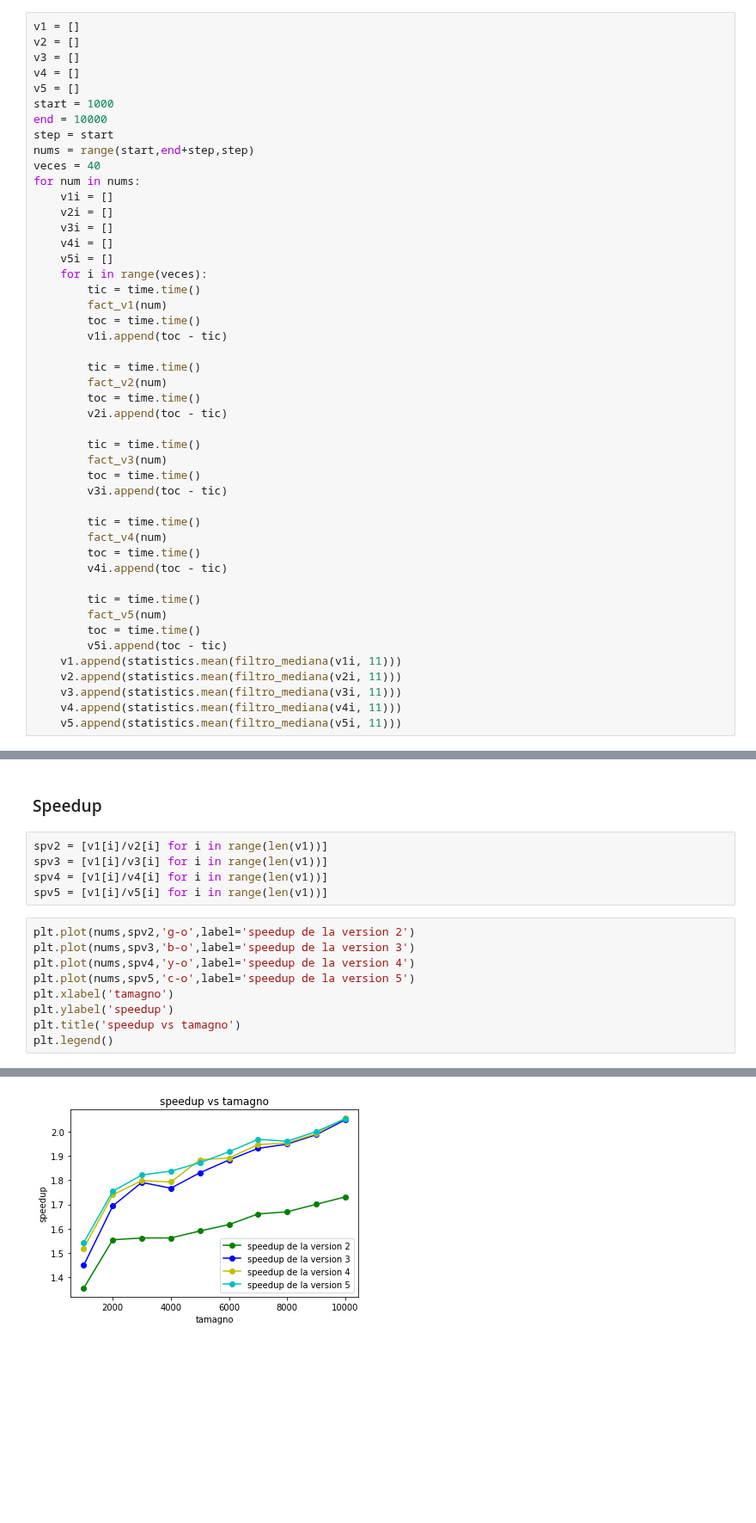
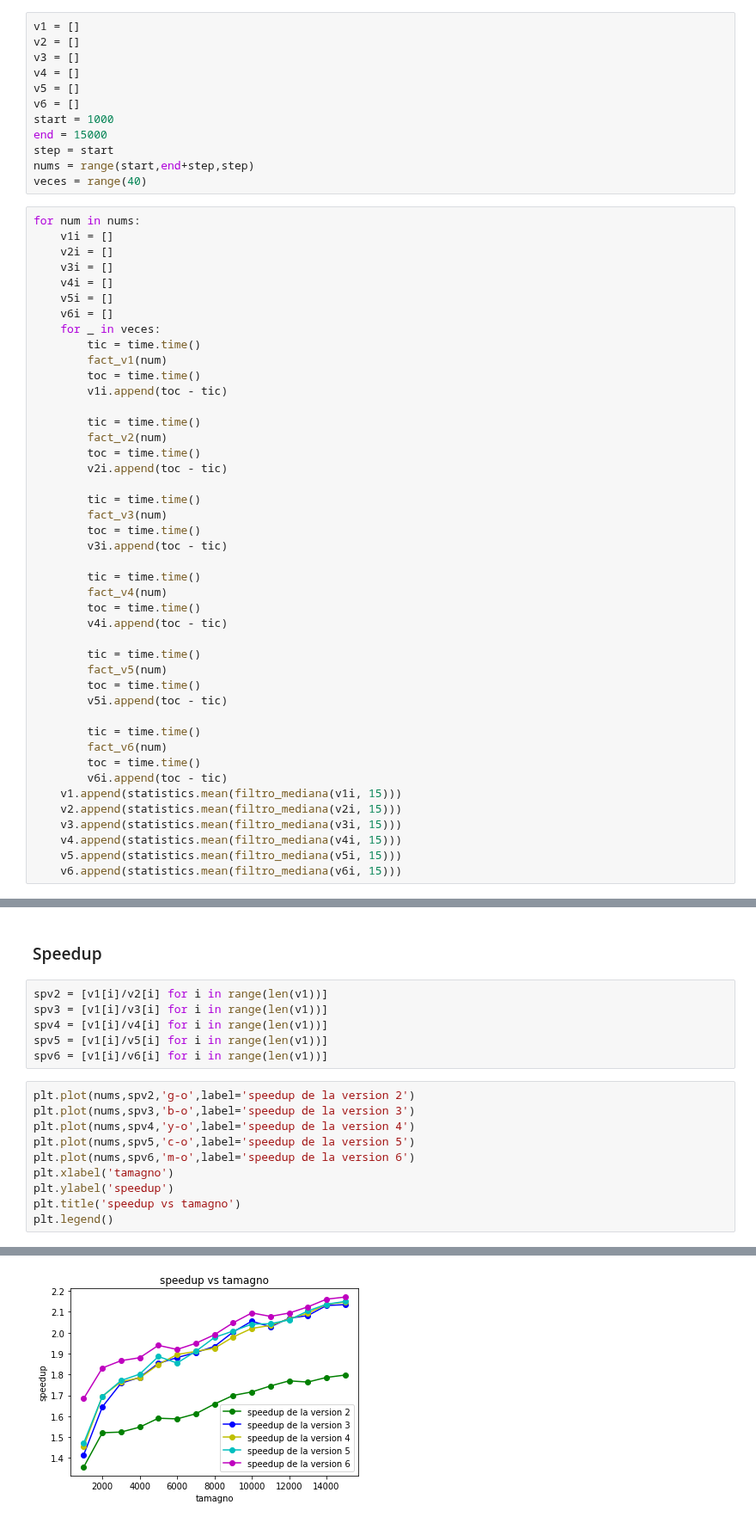
Before and after one commit to stefano-andre/sobre-python, a Jupyter notebook: factorial.ipynb, the cells around one changed output, grey strips where cells are left out. Shown at 86% size. Saved outputs shown, nothing was run; the diff lists cells and outputs as text; blank space fills up the shorter version.

```diff
--- a/factorial.ipynb
+++ b/factorial.ipynb
@@ -222,21 +241,24 @@ from utilities import filtro_mediana
+# %%
+v1 = []
+v2 = []
+v3 = []
+v4 = []
+v5 = []
+v6 = []
+start = 1000
+end = 15000
+step = start
+nums = range(start,end+step,step)
+veces = range(40)
 # %%
-v1 = []
-v2 = []
-v3 = []
-v4 = []
-v5 = []
-start = 1000
-end = 10000
-step = start
-nums = range(start,end+step,step)
-veces = 40
 for num in nums:
     v1i = []
     v2i = []
     v3i = []
     v4i = []
     v5i = []
-    for i in range(veces):
+    v6i = []
+    for _ in veces:
         tic = time.time()
         fact_v1(num)
         toc = time.time()
@@ -261,11 +283,17 @@ for num in nums:
         fact_v5(num)
         toc = time.time()
         v5i.append(toc - tic)
-    v1.append(statistics.mean(filtro_mediana(v1i, 11)))
-    v2.append(statistics.mean(filtro_mediana(v2i, 11)))
-    v3.append(statistics.mean(filtro_mediana(v3i, 11)))
-    v4.append(statistics.mean(filtro_mediana(v4i, 11)))
-    v5.append(statistics.mean(filtro_mediana(v5i, 11)))
+
+        tic = time.time()
+        fact_v6(num)
+        toc = time.time()
+        v6i.append(toc - tic)
+    v1.append(statistics.mean(filtro_mediana(v1i, 15)))
+    v2.append(statistics.mean(filtro_mediana(v2i, 15)))
+    v3.append(statistics.mean(filtro_mediana(v3i, 15)))
+    v4.append(statistics.mean(filtro_mediana(v4i, 15)))
+    v5.append(statistics.mean(filtro_mediana(v5i, 15)))
+    v6.append(statistics.mean(filtro_mediana(v6i, 15)))
 # %% [markdown]
 ### Tiempo promedio
 # %%
@@ -303,15 +333,17 @@ spv2 = [v1[i]/v2[i] for i in range(len(v1))]
 spv3 = [v1[i]/v3[i] for i in range(len(v1))]
 spv4 = [v1[i]/v4[i] for i in range(len(v1))]
 spv5 = [v1[i]/v5[i] for i in range(len(v1))]
+spv6 = [v1[i]/v6[i] for i in range(len(v1))]
 # %%
 plt.plot(nums,spv2,'g-o',label='speedup de la version 2')
 plt.plot(nums,spv3,'b-o',label='speedup de la version 3')
 plt.plot(nums,spv4,'y-o',label='speedup de la version 4')
 plt.plot(nums,spv5,'c-o',label='speedup de la version 5')
+plt.plot(nums,spv6,'m-o',label='speedup de la version 6')
 plt.xlabel('tamagno')
 plt.ylabel('speedup')
 plt.title('speedup vs tamagno')
 plt.legend()
 # %% [output]
 <matplotlib.legend.Legend at 0x...>
-[figure, old version]
+[figure, new version]
```
Also changed, not shown: parts of 19 cells of this notebook.
